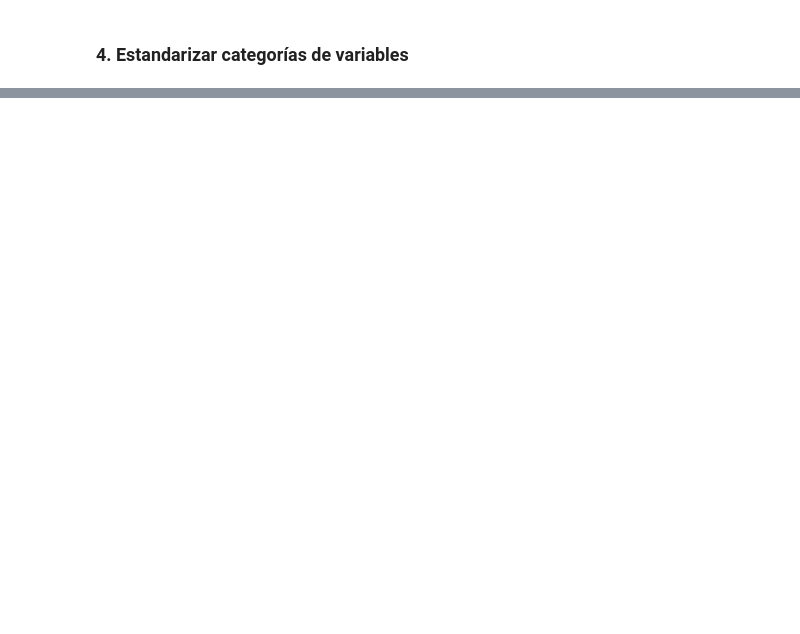
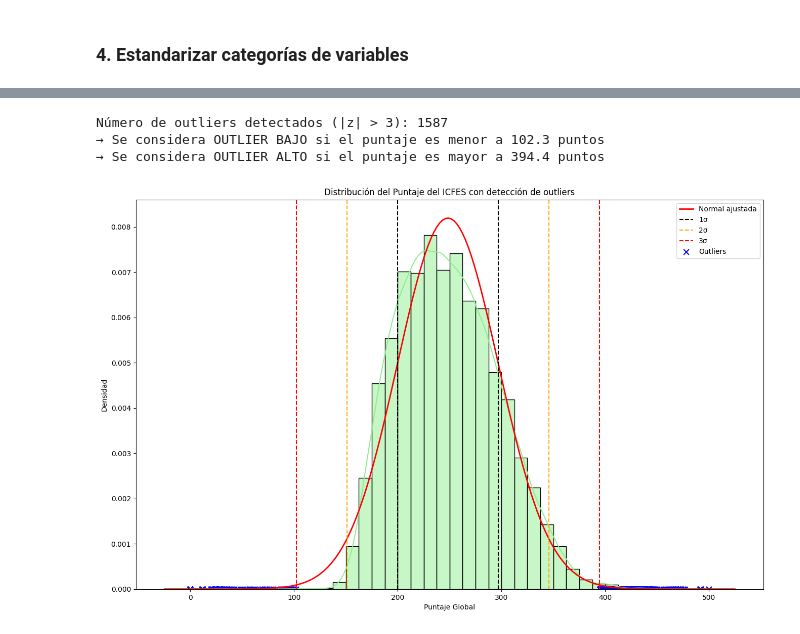
Before and after one commit to JorgeJordyJaimes/icfes-app, a Jupyter notebook: notebooks/2.limpieza-datos.ipynb, the cells around one changed output, grey strips where cells are left out. Cells and saved outputs as stored; diff of their text form; code cells hidden in the pictures; blank space fills up the shorter version.

Commit message:
Se limpió el dataset y se guardó en .parquet para el análisis de datos

```diff
--- a/notebooks/2.limpieza-datos.ipynb
+++ b/notebooks/2.limpieza-datos.ipynb
@@ -380,0 +578,9 @@ Name: count, dtype: int64
+# %%
+icfes["horas_trabajo_semanal"] = icfes["horas_trabajo_semanal"].replace({'0': 'No trabaja',
+        'Menos de 10 horas': 'Trabajo ocasional',
+        'Entre 11 y 20 horas': 'Tiempo parcial reducido',
+        'Entre 21 y 30 horas': 'Medio tiempo',
+        'Más de 30 horas': 'Tiempo completo'
+})
+
+icfes["horas_trabajo_semanal"].value_counts()
@@ -380,0 +605,7 @@ Name: count, dtype: int64
+# %%
+icfes["tipo_pago_trabajo"] = icfes["tipo_pago_trabajo"].replace({'No': 'Sin pago',
+        'Si, en efectivo': 'Remuneración monetaria',
+        'Si, en especie': 'Remuneración no monetaria',
+        'Si, en efectivo y especie': 'Remuneración mixta'})
+
+icfes["tipo_pago_trabajo"].value_counts()
@@ -380,0 +619,3 @@ Name: count, dtype: int64
+# %%
+icfes.loc[icfes["horas_trabajo_semanal"] == "No trabaja", "tipo_pago_trabajo"] = "No aplica"
+icfes['tipo_pago_trabajo'].value_counts(dropna=False)
@@ -380,0 +685,60 @@ Name: count, dtype: int64
+# %%
+from scipy.stats import norm
+
+# Normalización (Z-score)
+mu, sigma = y.mean(), y.std()
+z_scores = (y - mu) / sigma
+
+# Índices de los outliers (más allá de 3 desviaciones estándar)
+outlier_idx = y.index[abs(z_scores) > 3]
+
+# Crear DataFrame con índice, puntaje y z-score
+df_outliers = pd.DataFrame({
+    'indice': outlier_idx,
+    'puntaje_global': y.loc[outlier_idx],
+    'z_score': z_scores.loc[outlier_idx]
+}).reset_index(drop=True)
+
+# Ordenar por el valor del z-score
+df_outliers = df_outliers.sort_values(by='z_score', ascending=False)
+
+# Umbrales exactos de puntaje para ser considerado outlier
+umbral_superior = mu + 3 * sigma
+umbral_inferior = mu - 3 * sigma
+
+print(f"Número de outliers detectados (|z| > 3): {len(df_outliers)}")
+print(f"→ Se considera OUTLIER BAJO si el puntaje es menor a {umbral_inferior:.1f} puntos")
+print(f"→ Se considera OUTLIER ALTO si el puntaje es mayor a {umbral_superior:.1f} puntos")
+
+
+
+### Graficamos la distribución del puntaje en valores Z
+plt.figure(figsize=(16,10))
+
+# Histograma con KDE
+sns.histplot(y, kde=True, stat="density", bins=40, color="lightgreen", edgecolor="black")
+
+# Curva normal teórica
+xmin, xmax = plt.xlim()
+xx = np.linspace(xmin, xmax, 200)
+plt.plot(xx, norm.pdf(xx, mu, sigma), 'r', lw=2, label="Normal ajustada")
+
+# Líneas verticales de 1σ, 2σ, 3σ
+for k, col in zip([1,2,3], ["black","orange","red"]):
+    plt.axvline(mu + k*sigma, color=col, linestyle="--")
+    plt.axvline(mu - k*sigma, color=col, linestyle="--", label=f"{k}σ")
+
+# Graficar puntos outliers
+plt.scatter(y.loc[outlier_idx], [0]*len(outlier_idx),
+            color="blue", marker="x", s=60, label="Outliers")
+
+plt.title("Distribución del Puntaje del ICFES con detección de outliers")
+plt.xlabel("Puntaje Global")
+plt.ylabel("Densidad")
+plt.legend()
+plt.show()
+# %% [output]
+Número de outliers detectados (|z| > 3): 1587
+→ Se considera OUTLIER BAJO si el puntaje es menor a 102.3 puntos
+→ Se considera OUTLIER ALTO si el puntaje es mayor a 394.4 puntos
+[figure, added]
```
Also changed, not shown: parts of 42 cells of this notebook.
